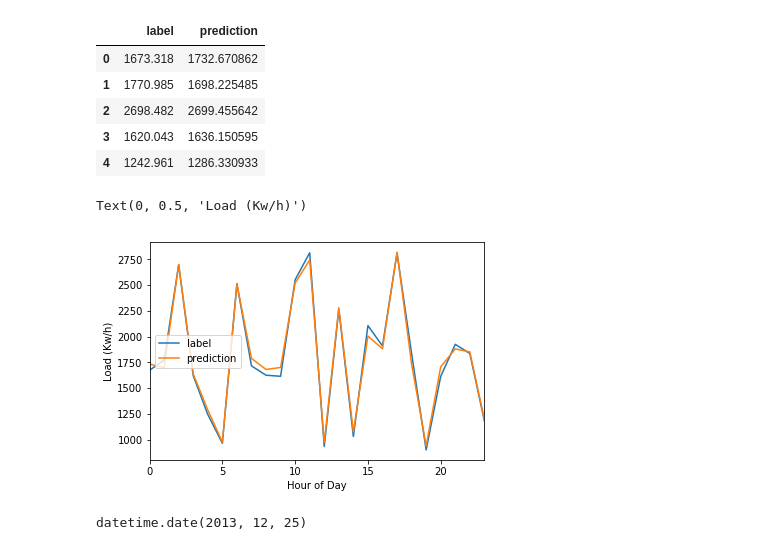
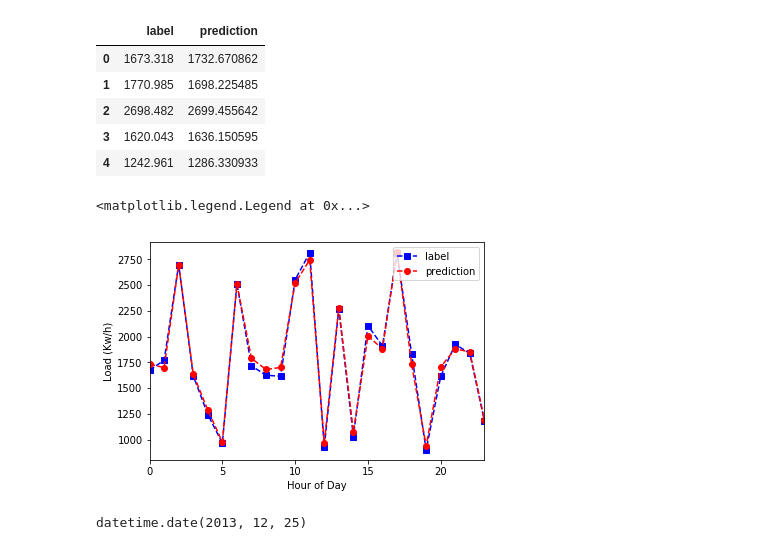
Before and after one commit to mishi-a/London_Smart_Meter_Load_Forecasting, a Jupyter notebook: CLuster_forecasting.ipynb, the cells around one changed output. Drawn from its saved outputs; the diff is of its cells as text; code cells hidden in the pictures.

```diff
--- a/CLuster_forecasting.ipynb
+++ b/CLuster_forecasting.ipynb
@@ -383,12 +409,13 @@ actual_predicted.head()
 | 3 | 1620.043 | 1636.150595 |
 | 4 | 1242.961 | 1286.330933 |
 # %%
-ax = actual_predicted.plot()
+ax = actual_predicted.plot(style=["bs--","ro--"])
 ax.set_xlabel("Hour of Day")
 ax.set_ylabel("Load (Kw/h)")
+ax.legend(loc=1)
 # %% [output]
-Text(0, 0.5, 'Load (Kw/h)')
+<matplotlib.legend.Legend at 0x...>
-[figure, old version]
+[figure, new version]
 # %%
 ax.get_figure().savefig(base_path+"/plot/rf+bk=8_predVSact29-11-month.png")
 # %%
```
Also changed, not shown: parts of 5 cells of this notebook.
